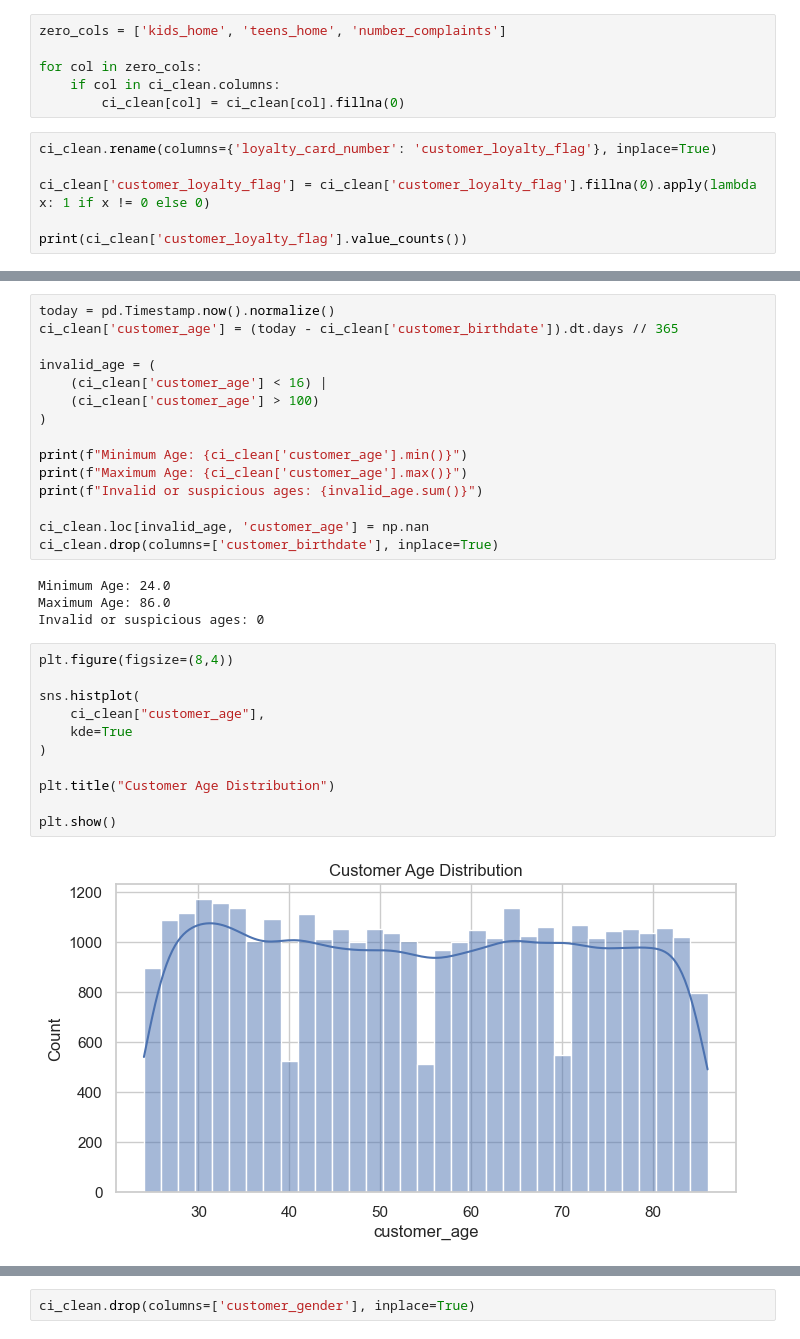
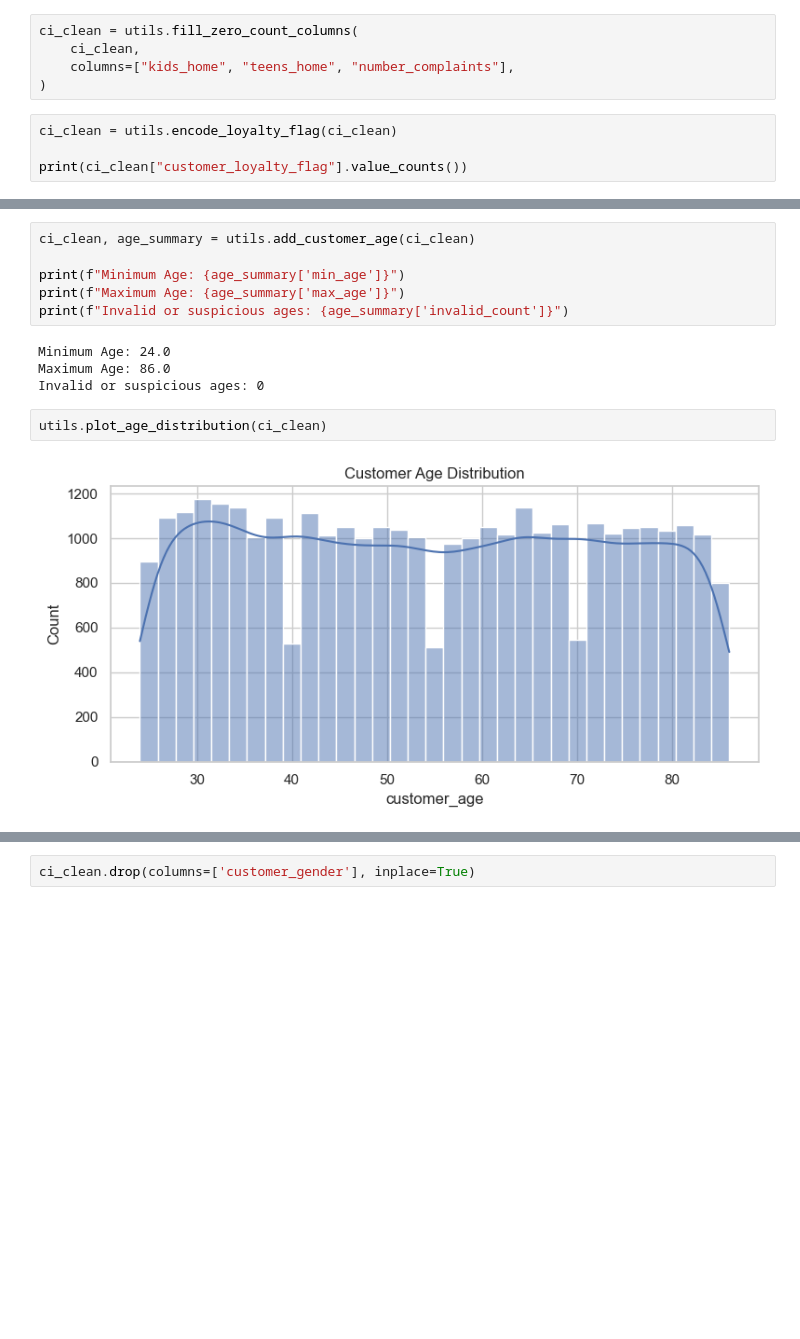
Before and after one commit to CarlotaMarto/CostumerSegP_MLII, a Jupyter notebook: preprocessing/01_eda_preprocessing.ipynb, the cells around one changed output, grey strips where cells are left out. Drawn from its saved outputs; the diff is of its cells as text; blank space fills up the shorter version.

```diff
--- a/preprocessing/01_eda_preprocessing.ipynb
+++ b/preprocessing/01_eda_preprocessing.ipynb
@@ -744,17 +655,14 @@ typical_hour_sin                             661
 typical_hour_cos                             661
 dtype: int64
 # %%
-zero_cols = ['kids_home', 'teens_home', 'number_complaints']
-
-for col in zero_cols:
-    if col in ci_clean.columns:
-        ci_clean[col] = ci_clean[col].fillna(0)
+ci_clean = utils.fill_zero_count_columns(
+    ci_clean,
+    columns=["kids_home", "teens_home", "number_complaints"],
+)
 # %%
-ci_clean.rename(columns={'loyalty_card_number': 'customer_loyalty_flag'}, inplace=True)
+ci_clean = utils.encode_loyalty_flag(ci_clean)
 
-ci_clean['customer_loyalty_flag'] = ci_clean['customer_loyalty_flag'].fillna(0).apply(lambda x: 1 if x != 0 else 0)
-
-print(ci_clean['customer_loyalty_flag'].value_counts())
+print(ci_clean["customer_loyalty_flag"].value_counts())
 # %% [output]
 customer_loyalty_flag
 1    19932
@@ -803,35 +709,17 @@ Shape after removing semi-constants: (33038, 27)
 <h3><b>3. Aggregation Feature Engineering</b></h3>
 </div>
 # %%
-today = pd.Timestamp.now().normalize()
-ci_clean['customer_age'] = (today - ci_clean['customer_birthdate']).dt.days // 365
+ci_clean, age_summary = utils.add_customer_age(ci_clean)
 
-invalid_age = (
-    (ci_clean['customer_age'] < 16) |
-    (ci_clean['customer_age'] > 100)
-)
-
-print(f"Minimum Age: {ci_clean['customer_age'].min()}")
-print(f"Maximum Age: {ci_clean['customer_age'].max()}")
-print(f"Invalid or suspicious ages: {invalid_age.sum()}")
-
-ci_clean.loc[invalid_age, 'customer_age'] = np.nan
-ci_clean.drop(columns=['customer_birthdate'], inplace=True)
+print(f"Minimum Age: {age_summary['min_age']}")
+print(f"Maximum Age: {age_summary['max_age']}")
+print(f"Invalid or suspicious ages: {age_summary['invalid_count']}")
 # %% [output]
 Minimum Age: 24.0
 Maximum Age: 86.0
 Invalid or suspicious ages: 0
 # %%
-plt.figure(figsize=(8,4))
-
-sns.histplot(
-    ci_clean["customer_age"],
-    kde=True
-)
-
-plt.title("Customer Age Distribution")
-
-plt.show()
+utils.plot_age_distribution(ci_clean)
 # %% [output]
-[figure, old version]
+[figure, new version]
 # %%
```
Also changed, not shown: parts of 48 cells of this notebook, 11 other files.
